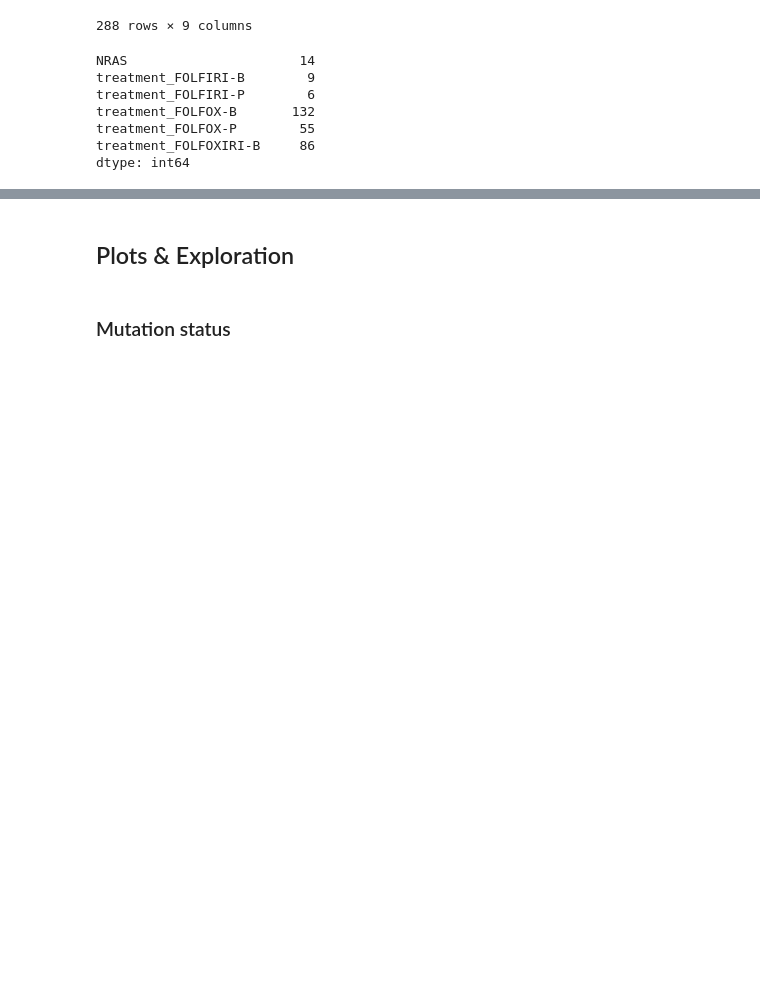
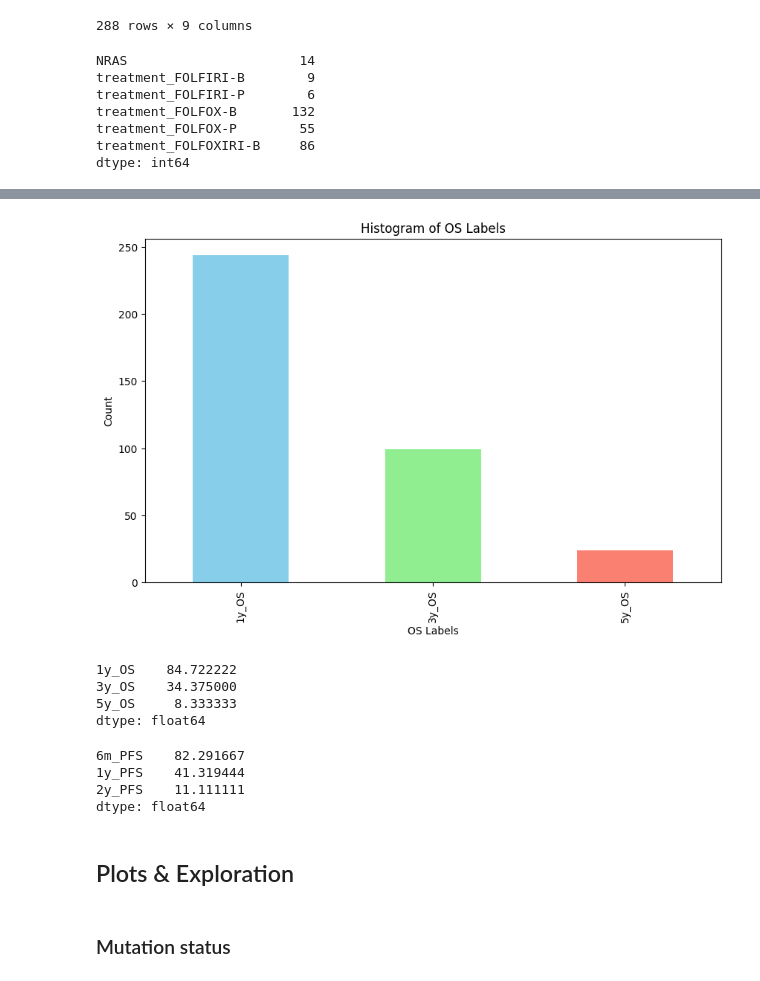
Before and after one commit to MartijnMakaske/CRLM-morph-features, a Jupyter notebook: Clinical_data_preparation.ipynb, the cells around one changed output, grey strips where cells are left out. Drawn from its saved outputs; the diff is of its cells as text; code cells hidden in the pictures; blank space fills up the shorter version.

```diff
--- a/Clinical_data_preparation.ipynb
+++ b/Clinical_data_preparation.ipynb
@@ -169,3 +221,39 @@ dtype: int64
+# %%
+# Create a histogram for the three OS labels
+plt.figure(figsize=(10, 6))
+training_labels[['1y_OS', '3y_OS', '5y_OS']].sum().plot(kind='bar', color=['skyblue', 'lightgreen', 'salmon'])
+
+# Add labels and title
+plt.xlabel('OS Labels')
+plt.ylabel('Count')
+plt.title('Histogram of OS Labels')
+
+# Display the plot
+plt.show()
+# %% [output]
+[figure, added]
+# %%
+# Calculate the percentage distribution of the OS labels
+os_label_distribution = (training_labels[['1y_OS', '3y_OS', '5y_OS']].sum() / len(training_labels)) * 100
+
+# Display the distribution
+print(os_label_distribution)
+# %% [output]
+1y_OS    84.722222
+3y_OS    34.375000
+5y_OS     8.333333
+dtype: float64
+# %%
+# Calculate the percentage distribution of the PFS labels
+pfs_label_distribution = (training_labels[['6m_PFS', '1y_PFS', '2y_PFS']].sum() / len(training_labels)) * 100
+
+# Display the distribution
+print(pfs_label_distribution)
+# %% [output]
+6m_PFS    82.291667
+1y_PFS    41.319444
+2y_PFS    11.111111
+dtype: float64
 # %% [markdown]
 ## Plots & Exploration
 # %% [markdown]
```
Also changed, not shown: parts of 7 cells of this notebook, 1 other file.
